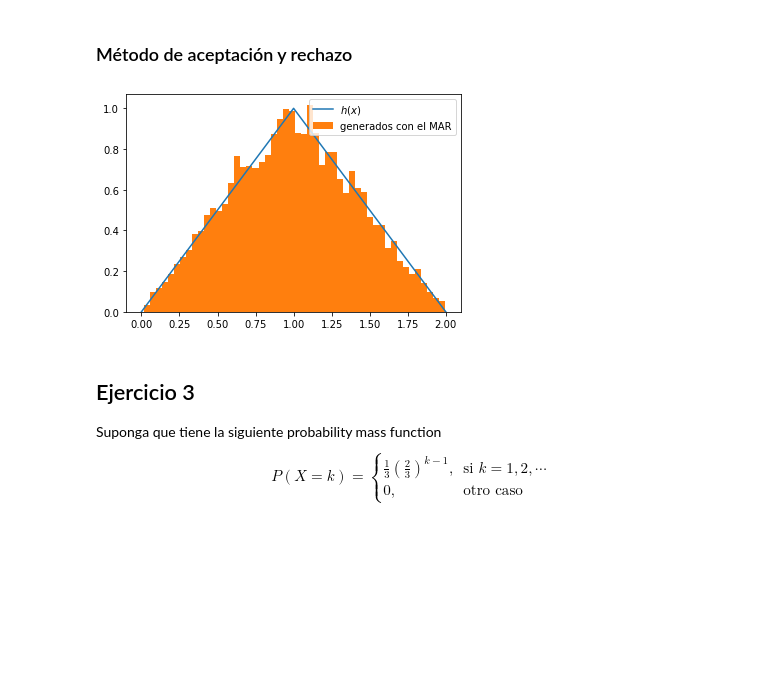
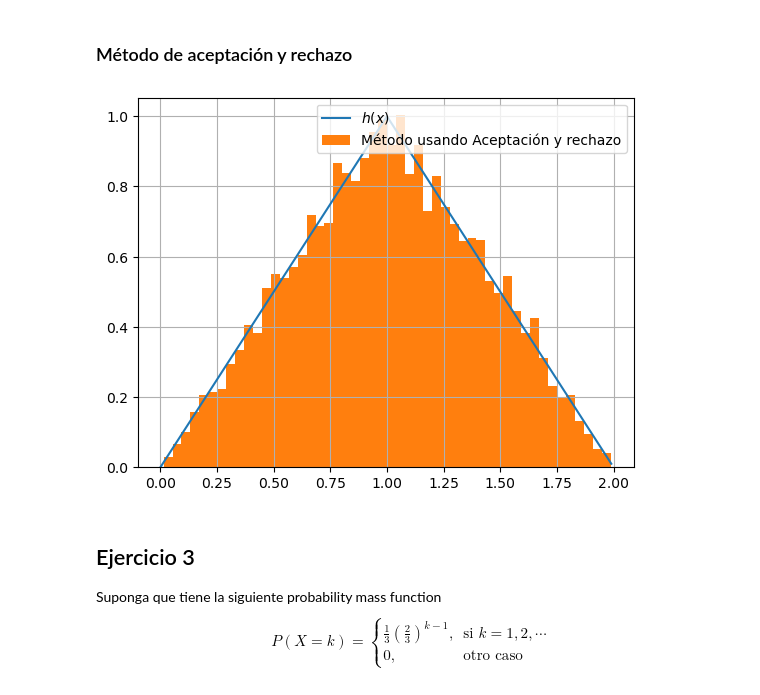
Before and after one commit to odjaramilloz/SPF-2024-I, a Jupyter notebook: TEMA-2/Clase11_Ejercicios_MTI_MAR.ipynb, the cells around one changed output. Saved outputs shown, nothing was run; the diff lists cells and outputs as text; code cells hidden in the pictures; blank space fills up the shorter version.

```diff
--- a/TEMA-2/Clase11_Ejercicios_MTI_MAR.ipynb
+++ b/TEMA-2/Clase11_Ejercicios_MTI_MAR.ipynb
@@ -68,0 +78,5 @@ h =
+# %%
+# Graficar función acumulada
+x = np.arange(0, 2, 0.01)
+plt.plot(x, H(x))
+plt.grid()
@@ -68,0 +85,6 @@ h =
+# %%
+# Función de densidad h(x)
+h = lambda x: 0 if x < 0 else (x if 0 <= x < 1 else (2 - x if 1 <= x <= 2 else 0))
+h = np.vectorize(h, otypes=[float])
+plt.plot(x, h(x))
+plt.grid()
@@ -69,13 +106,16 @@ h =
 # %%
 # Vector de aleatorios uniformes
+N = 10000
+U = np.random.rand(N)
 
 # Vector generado con MTI
+x_rand = H_inv(U)
 
 # Graficar histograma aleatorios
 plt.hist(x_rand, bins=50, density=True, label='generados con MTI')
 
 # Comparar con gráfica de densidad
-density =
+density = h(x)
 
 # Graficar función de densidad h(x)
 plt.plot(x, density, label='$h(x)$')
@@ -83,17 +125,30 @@ plt.legend();
 # %% [markdown]
 ### Método de aceptación y rechazo
 # %%
-N = 100
+N = 10000
 
 # Graficar densidad de probabilidad h(x)
+plt.plot(x, density, label='$h(x)$')
+plt.legend();
 
 # Programar método de aceptación y rechazo
+max_h = 1
+t_x = lambda x: max_h * np.ones(len(x))
+
+R1 = np.random.uniform(0, 2, 2* N)
+R2 = np.random.rand(2*N)
+
+condicion = t_x(R1) * R2 <= h(R1)
+aceptados = R1[condicion]
 
 # Graficar puntos aceptados
+plt.hist(aceptados, bins=50, density=True, label='Método usando Aceptación y rechazo')
 
 # Almacenar números aceptados en una variable y graficar su histograma
+plt.legend()
+plt.grid()
 # %% [output]
-[figure, old version]
+[figure, new version]
 # %% [markdown]
 ## Ejercicio 3
 Suponga que tiene la siguiente probability mass function
```
Also changed, not shown: parts of 17 cells of this notebook.
